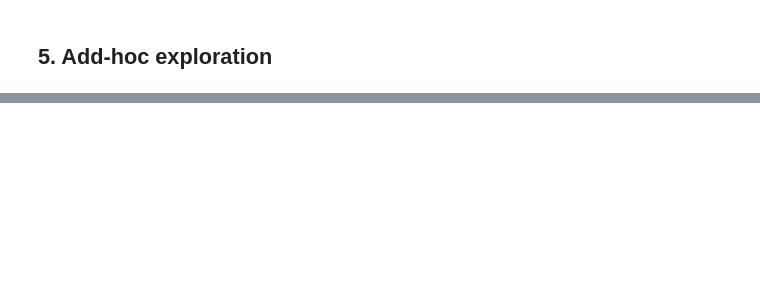
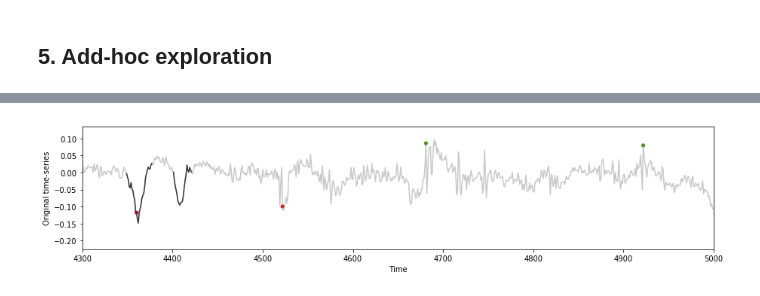
Before and after one commit to misilva73/manueverMotifs, a Jupyter notebook: notebooks/full_lon_motif_analysis_drowsy.ipynb, the cells around one changed output, grey strips where cells are left out. Saved outputs shown, nothing was run; the diff lists cells and outputs as text; code cells hidden in the pictures; blank space fills up the shorter version.

```diff
--- a/notebooks/full_lon_motif_analysis_drowsy.ipynb
+++ b/notebooks/full_lon_motif_analysis_drowsy.ipynb
@@ -112,5 +126,7 @@ plt.show()
 # %%
-lon_viz.plot_zoomin_lon_motif(ts, motif_dic, events_ts,  [4300, 4600])
+lon_viz.plot_zoomin_lon_motif(ts, motif_dic, events_ts,  [4300, 5000])
 plt.show()
+# %% [output]
+[figure, added]
 # %%
 motif_index = motif_utils.return_motif_index_with_pattern(motif_dic_list, motif_dic['pattern'])
```
Also changed, not shown: parts of 9 cells of this notebook, 3 other files.
